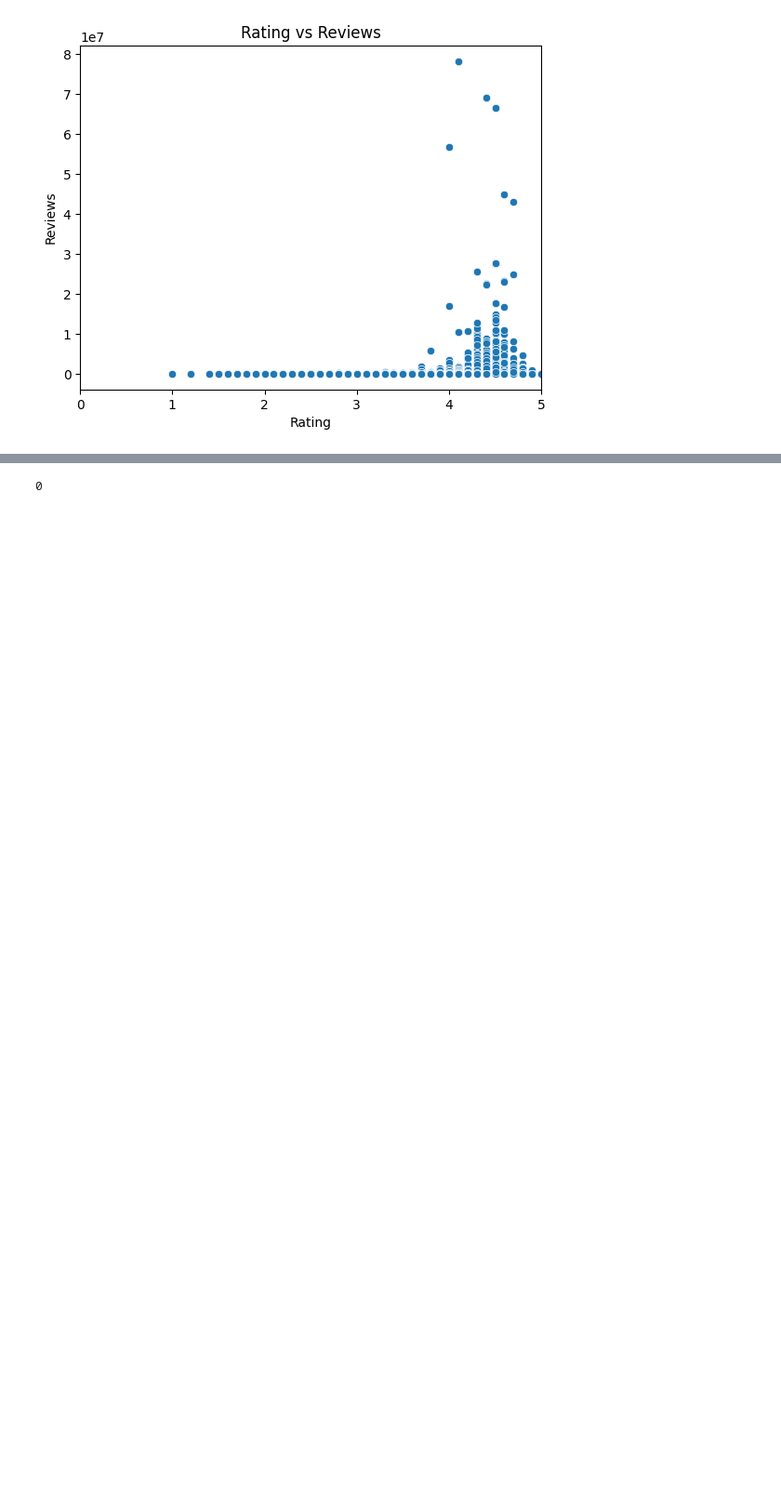
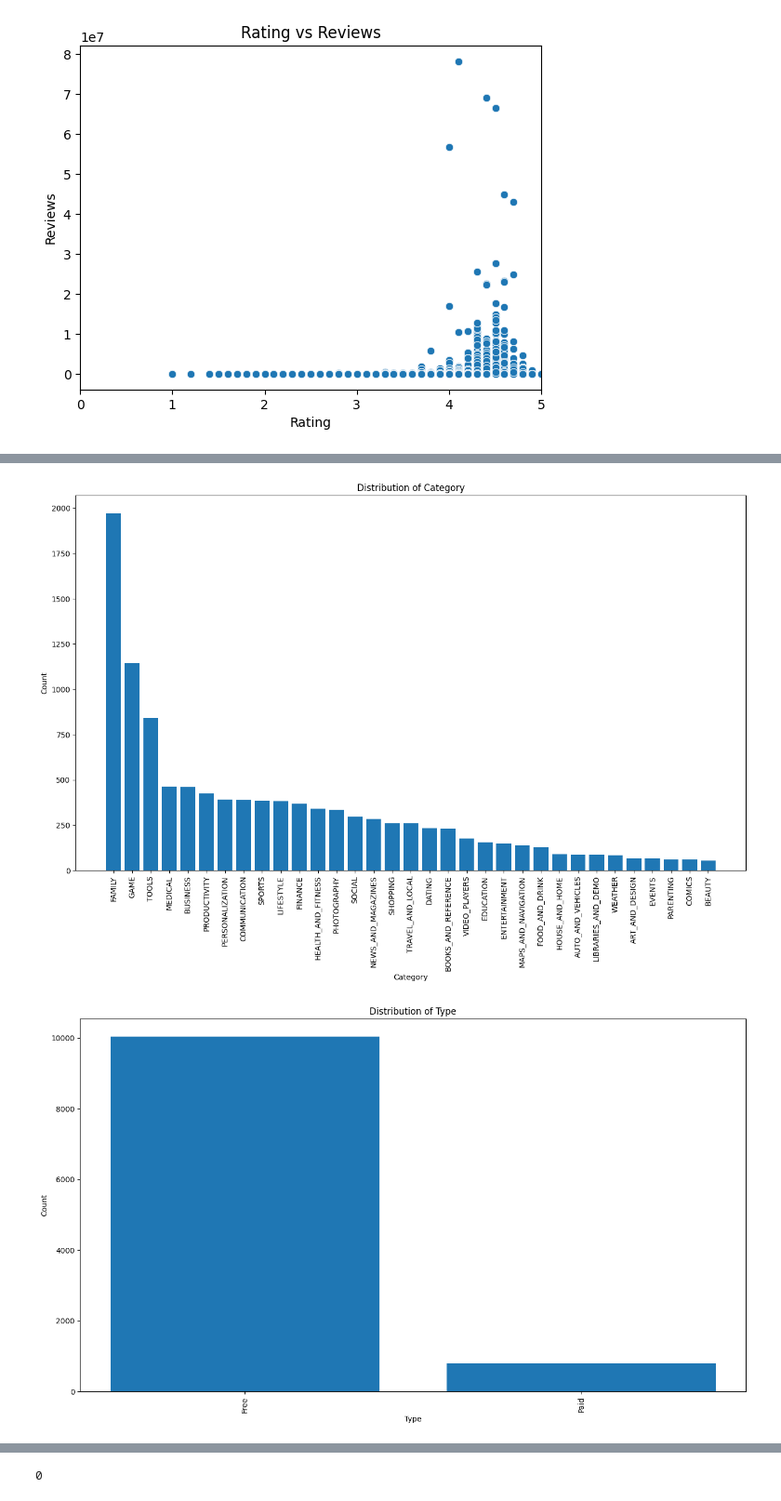
Before and after one commit to TruongGiaBao299/Machine-Learning-Final-Project, a Jupyter notebook: src/Final.ipynb, the cells around one changed output, grey strips where cells are left out. Shown at 93% size. Cells and saved outputs as stored; diff of their text form; code cells hidden in the pictures; blank space fills up the shorter version.

```diff
--- a/src/Final.ipynb
+++ b/src/Final.ipynb
@@ -181,13 +178,16 @@ plt.show()
 # %%
-# # Loop through columns
-# for col in data.columns:
-#     if data[col].dtype != 'object':
-#         continue  # Skip non-categorical columns
-#     plt.figure(figsize=(16, 9))
-#     category_counts = data[col].value_counts()
-#     plt.bar(category_counts.index, category_counts.values)
-#     plt.xlabel(col)
-#     plt.ylabel('Count')
-#     plt.title(f'Distribution of {col}')
-#     plt.xticks(rotation=90)
-#     plt.show()
+# Loop through columns
+for col in data.columns:
+    if data[col].dtype != 'object':
+        continue  # Skip non-categorical columns
+    plt.figure(figsize=(16, 9))
+    category_counts = data[col].value_counts()
+    plt.bar(category_counts.index, category_counts.values)
+    plt.xlabel(col)
+    plt.ylabel('Count')
+    plt.title(f'Distribution of {col}')
+    plt.xticks(rotation=90)
+    plt.show()
+# %% [output]
+[figure, added]
+[figure, added]
```
Also changed, not shown: parts of 22 cells of this notebook, 1 other file.
